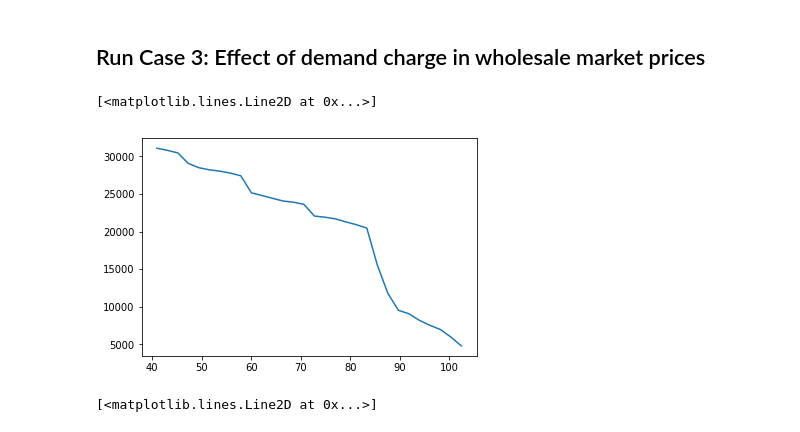
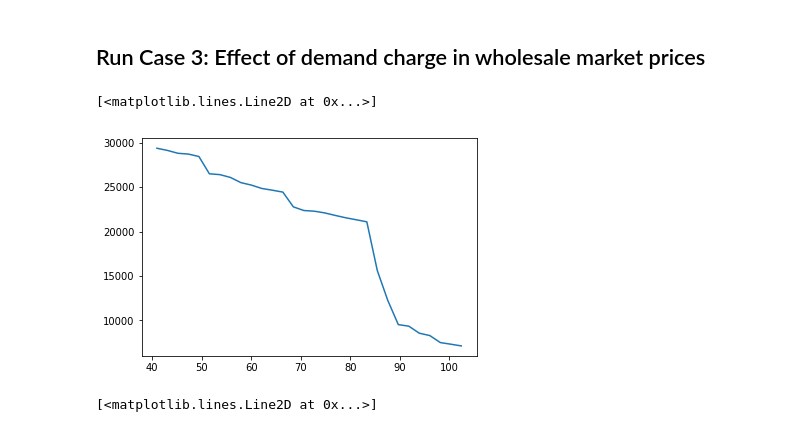
Before and after one commit to rodrigomha/SharingPVmodel, a Jupyter notebook: Simulationv2-SharingPV.ipynb, the cells around one changed output. Cells and saved outputs as stored; diff of their text form; code cells hidden in the pictures.

```diff
--- a/Simulationv2-SharingPV.ipynb
+++ b/Simulationv2-SharingPV.ipynb
@@ -91,17 +190,18 @@ a_max_firms = 2*a_cap_firms
 pi_s_array = np.linspace(0.08, 0.2, 30)*pi_s
 # %%
 pi_g2 = pi_g
-
 #pi_s_array = np.asarray([0.15*pi_s])
 sol_wholesale_list_dcharge = []
+demand_charge = 10 #in $/kWp
+# Solve with demand charge for different costs of solar
 for pi_s2 in pi_s_array:
-    soluc_wholesale = solve_wholesale_aggregator_demandcharge(gen_per_m2, load_kw, a_max_firms, pi_s2, pi_g2, 0.01)
+    soluc_wholesale = solve_wholesale_aggregator_demandcharge(gen_per_m2, load_kw, a_max_firms, pi_s2, pi_g2, demand_charge)
     sol_wholesale_list_dcharge.append(np.sum(soluc_wholesale))
     clear_output()
-levelized_cost_array = (1-(1+r)**(-years))/r * pi_s_array*T
+levelized_cost_array = (1-(1+r)**(-years))/r * pi_s_array*T #Obtain overnight cost of PV
 plt.plot(levelized_cost_array, sol_wholesale_list_dcharge)
 # %% [output]
 [<matplotlib.lines.Line2D at 0x...>]
-[figure, old version]
+[figure, new version]
 # %%
 sol_wholesale_list = []
```
Also changed, not shown: parts of 34 cells of this notebook, 5 other files.
